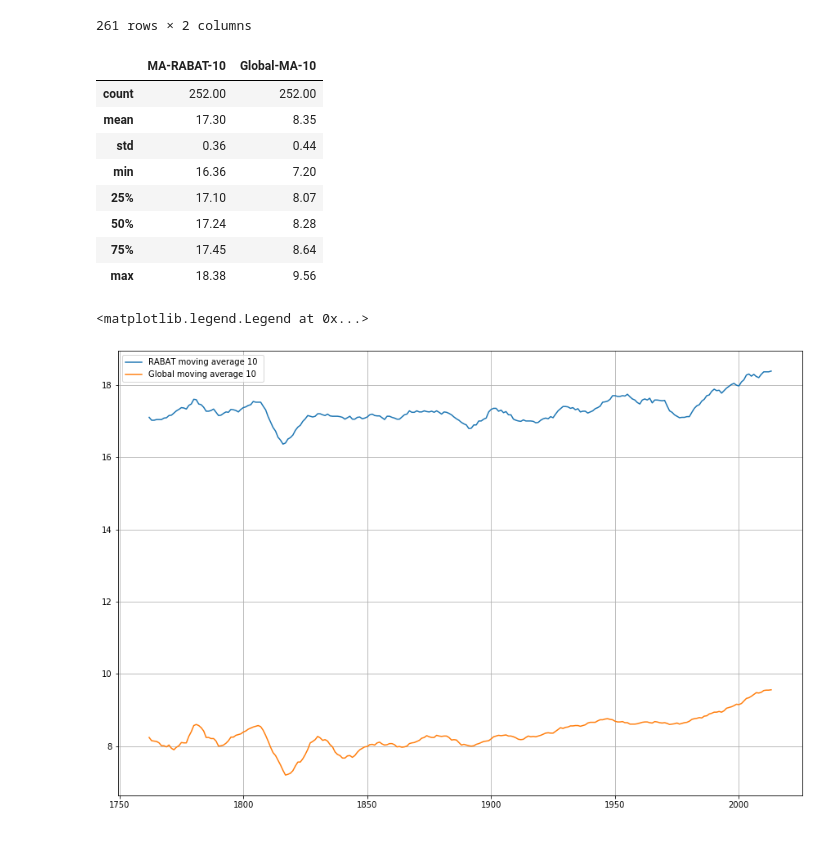
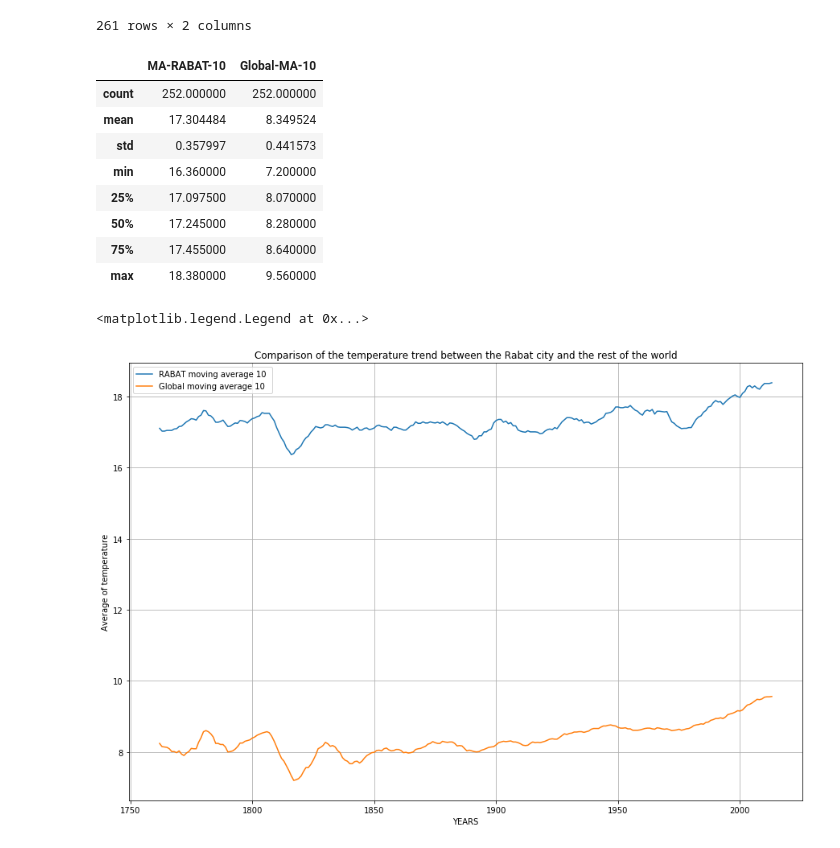
Before and after one commit to pxotmane/A-B-Testing-project, a Jupyter notebook: project_MA_10.ipynb, the cells around one changed output. Drawn from its saved outputs; the diff is of its cells as text; code cells hidden in the pictures.

```diff
--- a/project_MA_10.ipynb
+++ b/project_MA_10.ipynb
@@ -119,23 +119,26 @@ Trend
 | 2013 | 18.38 | 9.56 |
 261 rows × 2 columns
 # %%
-Trend.describe().round(2)
+Trend.describe()
 # %% [output]
 |  | MA-RABAT-10 | Global-MA-10 |
-| count | 252.00 | 252.00 |
-| mean | 17.30 | 8.35 |
-| std | 0.36 | 0.44 |
-| min | 16.36 | 7.20 |
-| 25% | 17.10 | 8.07 |
-| 50% | 17.24 | 8.28 |
-| 75% | 17.45 | 8.64 |
-| max | 18.38 | 9.56 |
+| count | 252.000000 | 252.000000 |
+| mean | 17.304484 | 8.349524 |
+| std | 0.357997 | 0.441573 |
+| min | 16.360000 | 7.200000 |
+| 25% | 17.097500 | 8.070000 |
+| 50% | 17.245000 | 8.280000 |
+| 75% | 17.455000 | 8.640000 |
+| max | 18.380000 | 9.560000 |
 # %%
 plt.figure(figsize=[15,10])
+plt.title('Comparison of the temperature trend between the Rabat city and the rest of the world')
+plt.xlabel('YEARS')
+plt.ylabel('Average of temperature')
 plt.grid(True)
 plt.plot(Trend['MA-RABAT-10'],label='RABAT moving average 10 ')
 plt.plot(Trend['Global-MA-10'],label='Global moving average 10')
 plt.legend(loc=2)
 # %% [output]
 <matplotlib.legend.Legend at 0x...>
-[figure, old version]
+[figure, new version]
```
